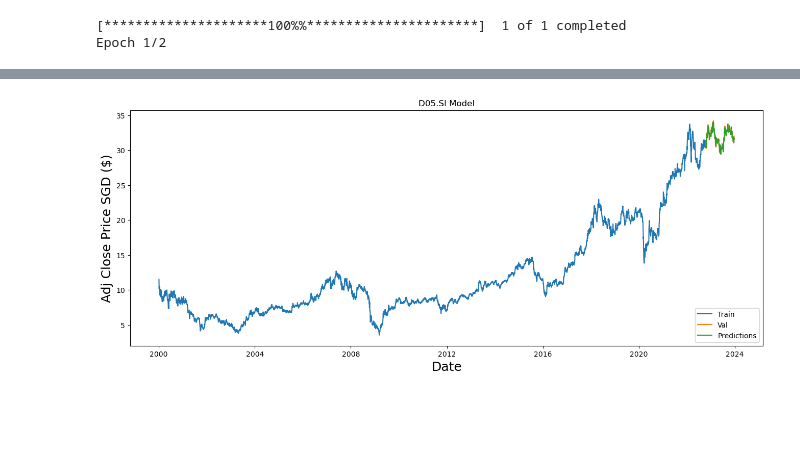
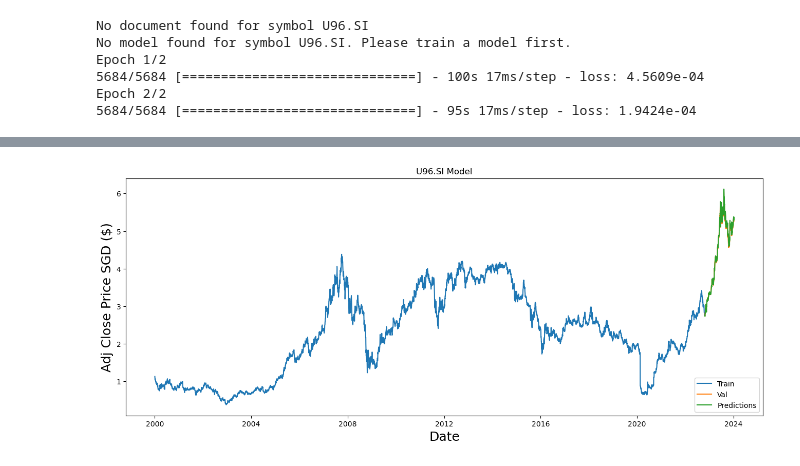
Before and after one commit to Darrel-Koh/Bulls-AI, a Jupyter notebook: mern/ML/preTrainedModel.ipynb, the cells around one changed output, grey strips where cells are left out. Saved outputs shown, nothing was run; the diff lists cells and outputs as text; code cells hidden in the pictures; blank space fills up the shorter version.

Commit message:
updated preTrainedModel

```diff
--- a/mern/ML/preTrainedModel.ipynb
+++ b/mern/ML/preTrainedModel.ipynb
@@ -91,29 +175,46 @@ def load_model_if_exists(model_path):
 # %%
-def main():
-    symbol = "D05.SI"
-    model_path = f"models/{symbol}_model.h5"
+def main(symbol, start_date, end_date):
+    # model_path = f"models/{symbol}_model.h5"
 
-    data = download_data(symbol, '2000-01-01', datetime.now())
+    # Use the new download_data function
+    data = download_data(symbol, start_date, end_date)
+
+    if data is None:
+        print(f"No data found on {symbol} Exiting.")
+        return
+
     dataset, training_data_len = create_dataset(data)
     scaled_data, scaler = scale_data(dataset)
 
-    model = load_model_if_exists(model_path)
+    # Use the new load_model_from_db function
+    model = load_model_from_db(symbol)
 
     if model is None:
+        print(f"No model found for symbol {symbol}. Please train a model first.")
+
+        # Create the training data
         x_train, y_train = create_training_data(scaled_data, training_data_len)
         x_train = reshape_data(x_train)
+
+        # Build and train the model
         model = build_and_train_model(x_train, y_train)
-        save_model(model, model_path)
 
+        # Save the model to MongoDB
+        save_model_to_db(model, symbol)
+    else:
+        print(f"Model found for symbol {symbol}. Using existing model.")
+        # return
 
     x_test, y_test = create_test_data(scaled_data, dataset, training_data_len)
     predictions = make_predictions(model, x_test, scaler)
-    # rmse = calculate_rmse(predictions, y_test)
-    # print(f'RMSE: {rmse}')
     plot_data(data, training_data_len, predictions, symbol)
 
 if __name__ == "__main__":
-    main()
+    main("U96.SI", "2000-01-01", datetime.today())
 # %% [output]
-[*********************100%%**********************]  1 of 1 completed
+No document found for symbol U96.SI
+No model found for symbol U96.SI. Please train a model first.
 Epoch 1/2
+5684/5684 [==============================] - 100s 17ms/step - loss: 4.5609e-04
+Epoch 2/2
+5684/5684 [==============================] - 95s 17ms/step - loss: 1.9424e-04
@@ -132 +222 @@ Epoch 2/2
-[figure, old version]
+[figure, new version]
```
Also changed, not shown: parts of 3 cells of this notebook.
